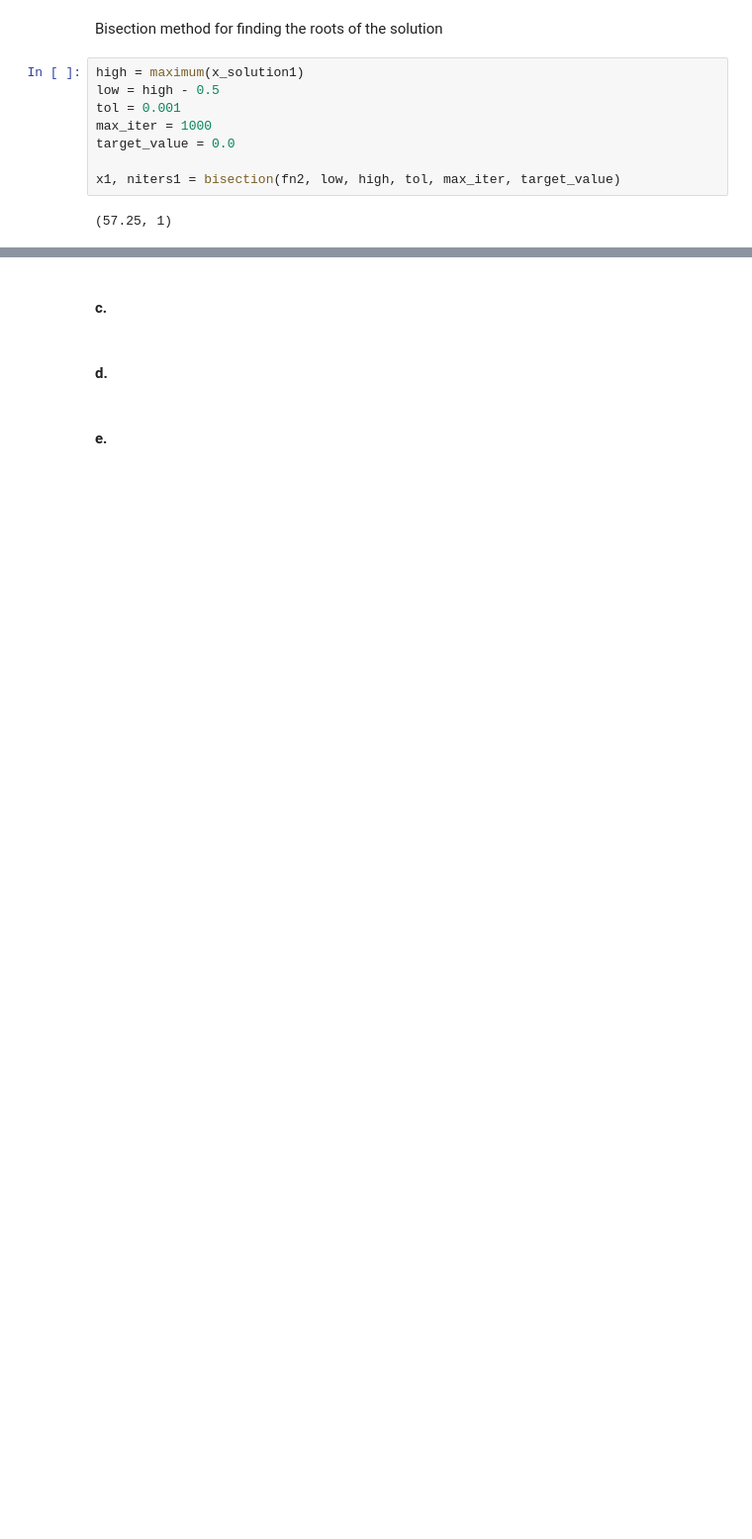
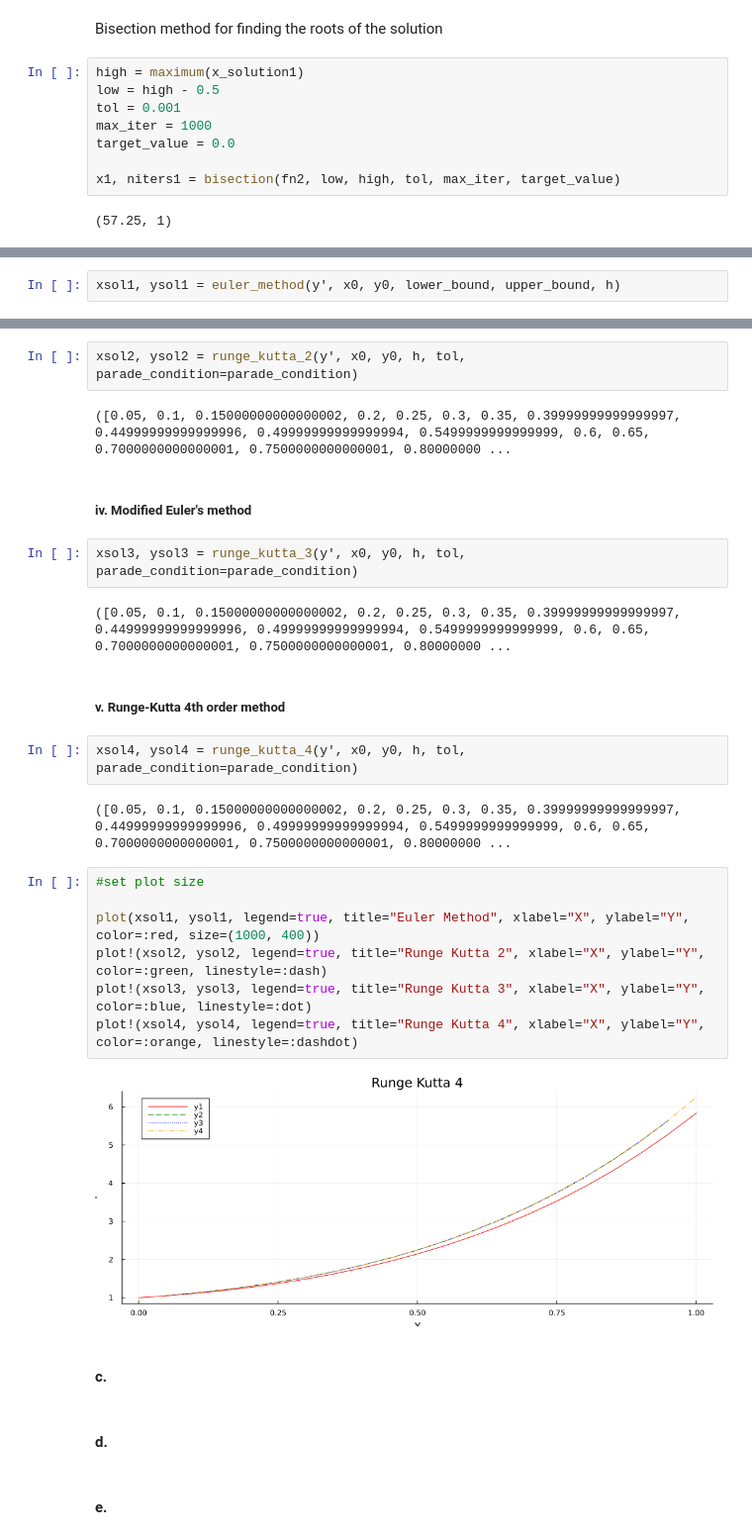
Before and after one commit to DaveAlsina/8tavoSemestre, a Jupyter notebook: numerico/taller2/taller2solucion_new.ipynb, the cells around one changed output, grey strips where cells are left out. Shown: that part at 99% size. Cells and saved outputs as stored; diff of their text form; blank space fills up the shorter version.

```diff
--- a/numerico/taller2/taller2solucion_new.ipynb
+++ b/numerico/taller2/taller2solucion_new.ipynb
@@ -614,0 +631,2 @@ fn2(57.25)
+# %%
+xsol1, ysol1 = euler_method(y′, x0, y0, lower_bound, upper_bound, h)
@@ -615,3 +637,28 @@ fn2(57.25)
+# %%
+xsol2, ysol2 = runge_kutta_2(y′, x0, y0, h, tol, parade_condition=parade_condition)
+# %% [output]
+([0.05, 0.1, 0.15000000000000002, 0.2, 0.25, 0.3, 0.35, 0.39999999999999997, 0.44999999999999996, 0.49999999999999994, 0.5499999999999999, 0.6, 0.65, 0.7000000000000001, 0.7500000000000001, 0.80000000 ...
+# %% [markdown]
+##### iv. Modified Euler's method
+# %%
+xsol3, ysol3 = runge_kutta_3(y′, x0, y0, h, tol, parade_condition=parade_condition)
+# %% [output]
+([0.05, 0.1, 0.15000000000000002, 0.2, 0.25, 0.3, 0.35, 0.39999999999999997, 0.44999999999999996, 0.49999999999999994, 0.5499999999999999, 0.6, 0.65, 0.7000000000000001, 0.7500000000000001, 0.80000000 ...
+# %% [markdown]
+##### v. Runge-Kutta 4th order method
+# %%
+xsol4, ysol4 = runge_kutta_4(y′, x0, y0, h, tol, parade_condition=parade_condition)
+# %% [output]
+([0.05, 0.1, 0.15000000000000002, 0.2, 0.25, 0.3, 0.35, 0.39999999999999997, 0.44999999999999996, 0.49999999999999994, 0.5499999999999999, 0.6, 0.65, 0.7000000000000001, 0.7500000000000001, 0.80000000 ...
+# %%
+#set plot size
+
+plot(xsol1, ysol1, legend=true, title="Euler Method", xlabel="X", ylabel="Y", color=:red, size=(1000, 400))
+plot!(xsol2, ysol2, legend=true, title="Runge Kutta 2", xlabel="X", ylabel="Y", color=:green, linestyle=:dash)
+plot!(xsol3, ysol3, legend=true, title="Runge Kutta 3", xlabel="X", ylabel="Y", color=:blue, linestyle=:dot)
+plot!(xsol4, ysol4, legend=true, title="Runge Kutta 4", xlabel="X", ylabel="Y", color=:orange, linestyle=:dashdot)
+# %% [output]
+[figure, added]
 # %% [markdown]
 #### c.
 # %% [markdown]
```
Also changed, not shown: parts of 14 cells of this notebook, 1 other file.
